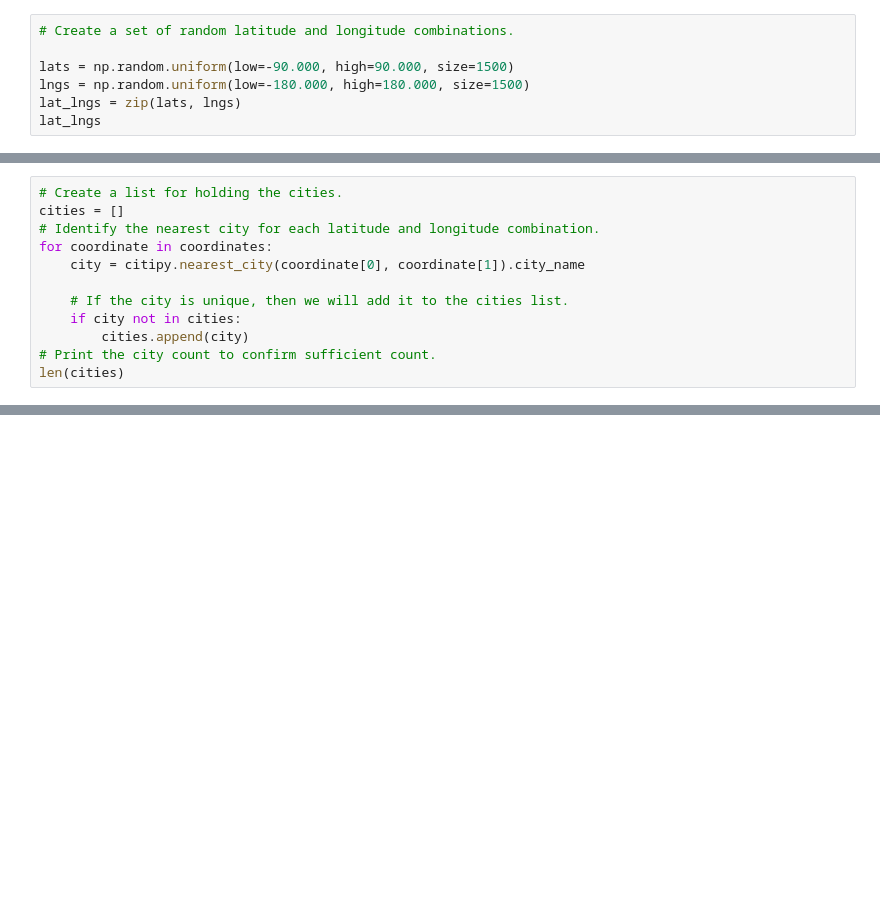
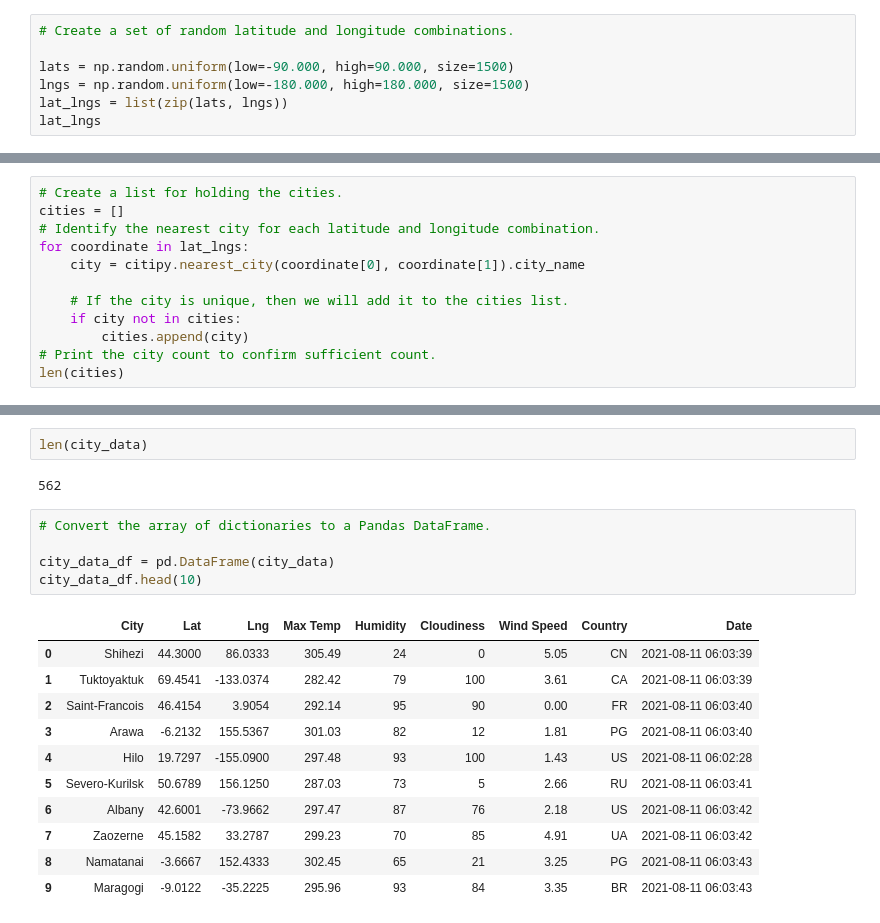
Before and after one commit to PirateSuit/World_Weather_Analysis, a Jupyter notebook: WeatherPy.ipynb, the cells around one changed output, grey strips where cells are left out. Saved outputs shown, nothing was run; the diff lists cells and outputs as text; blank space fills up the shorter version.

```diff
--- a/WeatherPy.ipynb
+++ b/WeatherPy.ipynb
@@ -9,6 +14,6 @@ import numpy as np
 
 lats = np.random.uniform(low=-90.000, high=90.000, size=1500)
 lngs = np.random.uniform(low=-180.000, high=180.000, size=1500)
-lat_lngs = zip(lats, lngs)
+lat_lngs = list(zip(lats, lngs))
 lat_lngs
 # %% [output]
@@ -23,7 +42,7 @@ from citipy import citipy
 # Create a list for holding the cities.
 cities = []
 # Identify the nearest city for each latitude and longitude combination.
-for coordinate in coordinates:
+for coordinate in lat_lngs:
     city = citipy.nearest_city(coordinate[0], coordinate[1]).city_name
 
     # If the city is unique, then we will add it to the cities list.
@@ -35,0 +137,21 @@ len(cities)
+# %%
+len(city_data)
+# %% [output]
+562
+# %%
+# Convert the array of dictionaries to a Pandas DataFrame.
+
+city_data_df = pd.DataFrame(city_data)
+city_data_df.head(10)
+# %% [output]
+|  | City | Lat | Lng | Max Temp | Humidity | Cloudiness | Wind Speed | Country | Date |
+| 0 | Shihezi | 44.3000 | 86.0333 | 305.49 | 24 | 0 | 5.05 | CN | 2021-08-11 06:03:39 |
+| 1 | Tuktoyaktuk | 69.4541 | -133.0374 | 282.42 | 79 | 100 | 3.61 | CA | 2021-08-11 06:03:39 |
+| 2 | Saint-Francois | 46.4154 | 3.9054 | 292.14 | 95 | 90 | 0.00 | FR | 2021-08-11 06:03:40 |
+| 3 | Arawa | -6.2132 | 155.5367 | 301.03 | 82 | 12 | 1.81 | PG | 2021-08-11 06:03:40 |
+| 4 | Hilo | 19.7297 | -155.0900 | 297.48 | 93 | 100 | 1.43 | US | 2021-08-11 06:02:28 |
+| 5 | Severo-Kurilsk | 50.6789 | 156.1250 | 287.03 | 73 | 5 | 2.66 | RU | 2021-08-11 06:03:41 |
+| 6 | Albany | 42.6001 | -73.9662 | 297.47 | 87 | 76 | 2.18 | US | 2021-08-11 06:03:42 |
+| 7 | Zaozerne | 45.1582 | 33.2787 | 299.23 | 70 | 85 | 4.91 | UA | 2021-08-11 06:03:42 |
+| 8 | Namatanai | -3.6667 | 152.4333 | 302.45 | 65 | 21 | 3.25 | PG | 2021-08-11 06:03:43 |
+| 9 | Maragogi | -9.0122 | -35.2225 | 295.96 | 93 | 84 | 3.35 | BR | 2021-08-11 06:03:43 |
```
Also changed, not shown: parts of 10 cells of this notebook, 5 other files.
